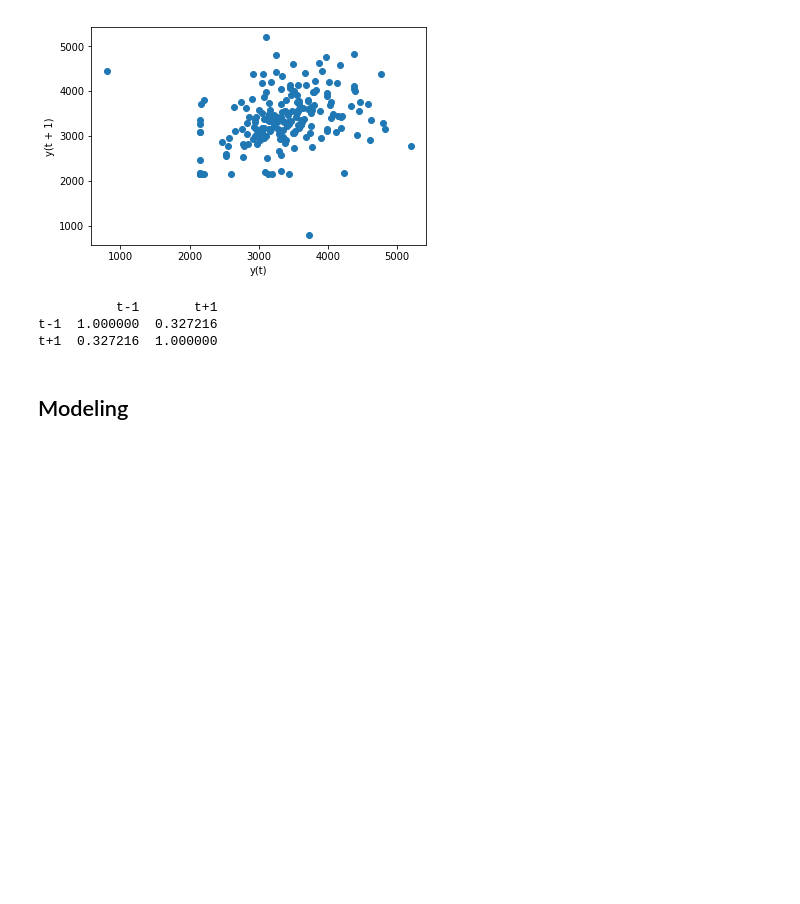
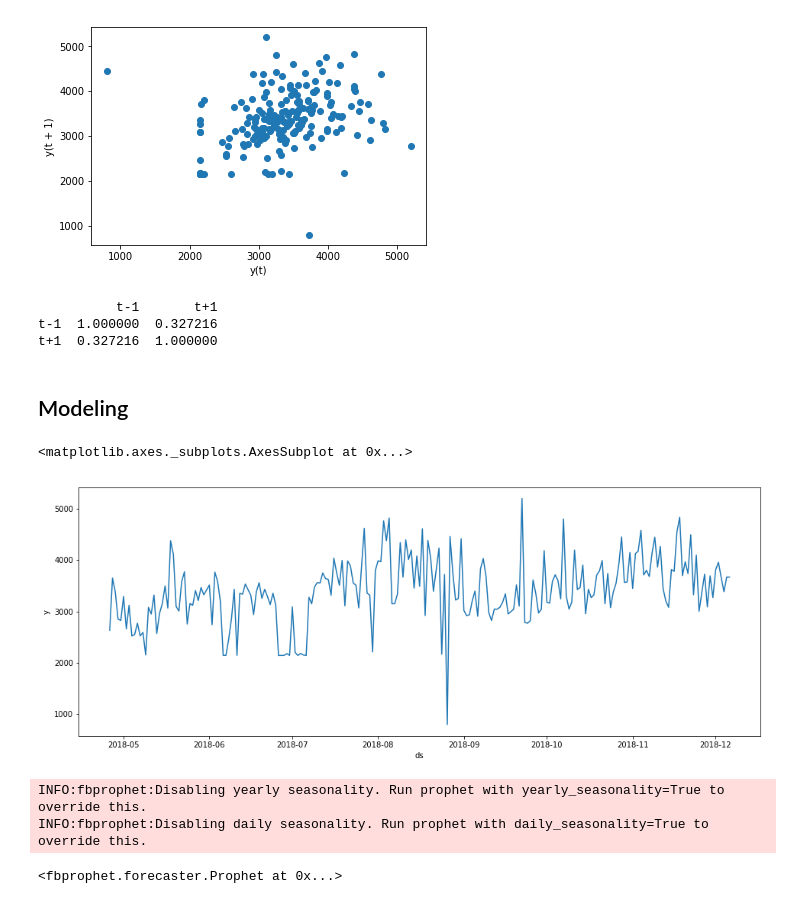
Before and after one commit to tsa-project-steven-matt/tsa_project, a Jupyter notebook: tsa_steven.ipynb, the cells around one changed output. Drawn from its saved outputs; the diff is of its cells as text; code cells hidden in the pictures; blank space fills up the shorter version.

Commit message:
added a prophet

```diff
--- a/tsa_steven.ipynb
+++ b/tsa_steven.ipynb
@@ -307,3 +321,27 @@ t-1  1.000000  0.327216
 t+1  0.327216  1.000000
 # %% [markdown]
 ## Modeling
+# %%
+d_df = df
+# %%
+d_df.reset_index(inplace=True)
+# %%
+d_df['y'] = df.calories_burned
+d_df['ds'] = pd.to_datetime(d_df.date)
+d_df = d_df[['ds', 'y']]
+# %%
+plt.figure(figsize=(16,6))
+sns.lineplot(d_df.ds, d_df.y)
+# %% [output]
+<matplotlib.axes._subplots.AxesSubplot at 0x...>
+[figure, added]
+# %%
+d_df['cap'] = 3700
+d_df['floor'] = 2000
+
+m = Prophet(growth='logistic', weekly_seasonality=True)
+m.fit(d_df)
+# %% [output]
+INFO:fbprophet:Disabling yearly seasonality. Run prophet with yearly_seasonality=True to override this.
+INFO:fbprophet:Disabling daily seasonality. Run prophet with daily_seasonality=True to override this.
+<fbprophet.forecaster.Prophet at 0x...>
```
Also changed, not shown: parts of 16 cells of this notebook.
